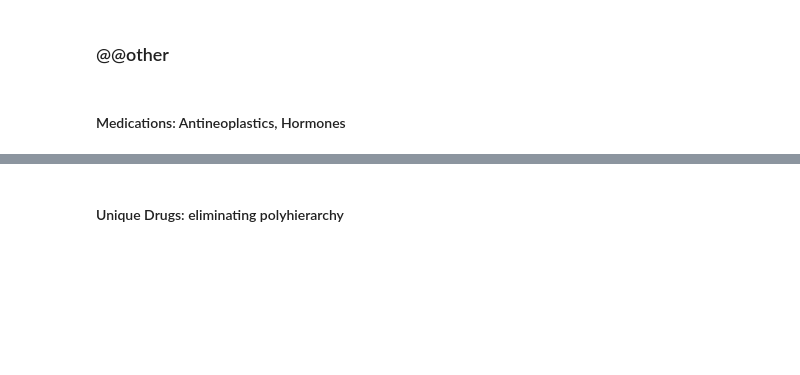
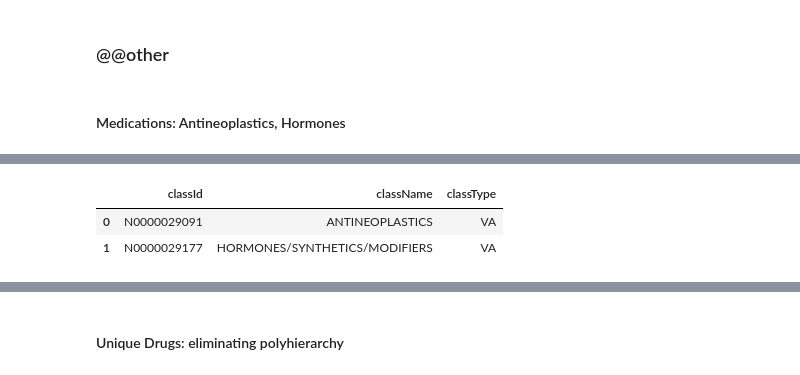
Before and after one commit to kumc-bmi/bc_qa, a Jupyter notebook: bc2_collect/bc2_dd.ipynb, the cells around one changed output, grey strips where cells are left out. Saved outputs shown, nothing was run; the diff lists cells and outputs as text; code cells hidden in the pictures; blank space fills up the shorter version.

```diff
--- a/bc2_collect/bc2_dd.ipynb
+++ b/bc2_collect/bc2_dd.ipynb
@@ -310,0 +495,7 @@ qitem[qitem.ont == 'Medications'][q_nice_cols]
+# %%
+def _x():
+    import urllib2
+    web = urllib2.build_opener()
+    return RxClass(web)
+rxclass = _x()
+rxclass.get('class/byId', classId='B01AA')
@@ -310,0 +509,5 @@ qitem[qitem.ont == 'Medications'][q_nice_cols]
+# %%
+
+x = qitem[qitem.ont == 'Medications'].short_name.apply(lambda s: s[8:]).apply(
+    lambda n: rxclass.get('class/byName', className=n))
+x
@@ -310,0 +522,9 @@ qitem[qitem.ont == 'Medications'][q_nice_cols]
+# %%
+x = pd.DataFrame([item
+              for v in x
+             for item in v['rxclassMinConceptList']['rxclassMinConcept']])
+x
+# %% [output]
+|  | classId | className | classType |
+| 0 | N0000029091 | ANTINEOPLASTICS | VA |
+| 1 | N0000029177 | HORMONES/SYNTHETICS/MODIFIERS | VA |
```
Also changed, not shown: parts of 39 cells of this notebook, 1 other file.
